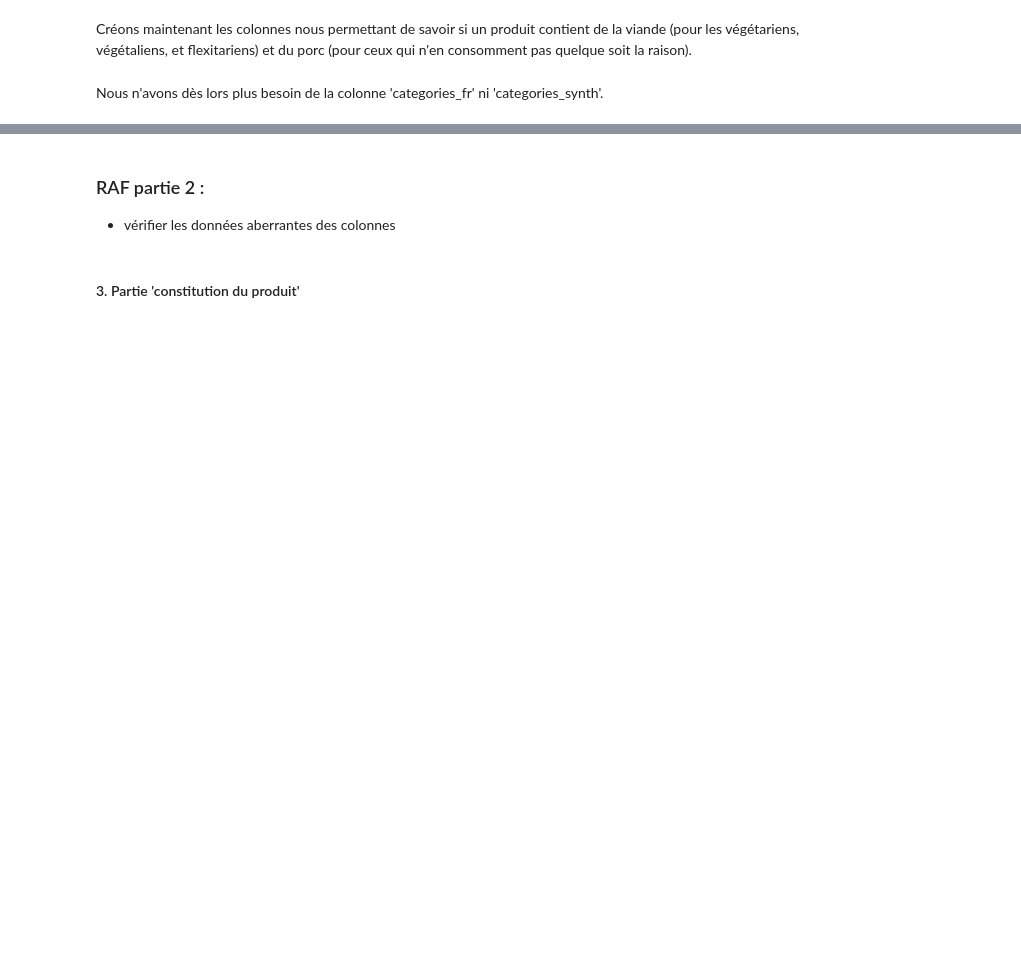
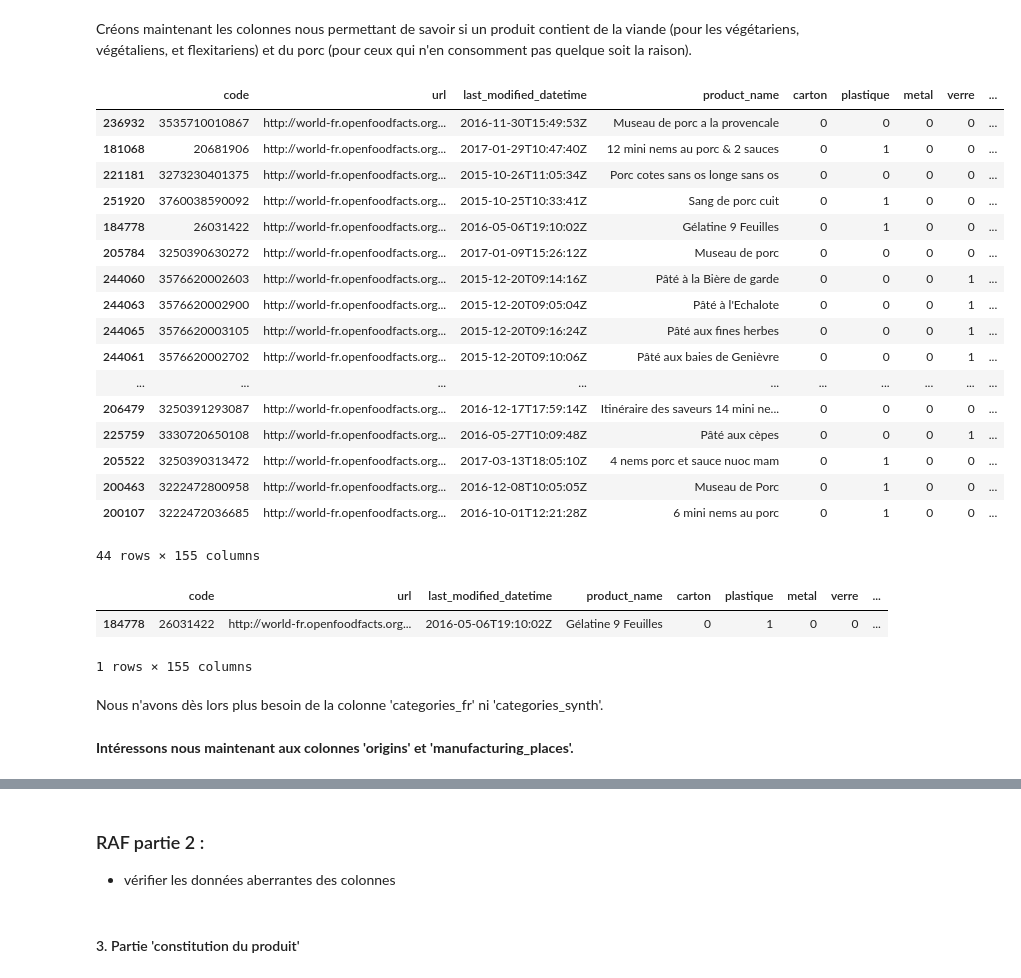
Before and after one commit to jkomb/P2---Application-Sante--Publique, a Jupyter notebook: KOMBEM_Jonathan_1_notebook_nettoyage_082022.ipynb, the cells around one changed output, grey strips where cells are left out. Drawn from its saved outputs; the diff is of its cells as text; code cells hidden in the pictures; blank space fills up the shorter version.

Commit message:
Nettoyage - lieux d'origine et transformation, ingrédients et alcool

```diff
--- a/KOMBEM_Jonathan_1_notebook_nettoyage_082022.ipynb
+++ b/KOMBEM_Jonathan_1_notebook_nettoyage_082022.ipynb
@@ -254,6 +254,8 @@ Le travail sur le jeu de données vis-à-vis de la partie 1 est terminée.
 - vérifier la validité des dates de la colonne 'last_modified_datetime'
 # %% [markdown]
 #### 2. Partie informative contenant des métadonnées du produit
+# %%
+df = df_1.copy()
 # %%
 col2 = list(df.columns[df.columns.get_loc('packaging'):(df.columns.get_loc('countries_fr')+1)])
 # %%
@@ -313,4 +315,6 @@ col_part2_to_drop.append('countries_fr')
 col_part2_to_drop.append('purchase_places')
 col_part2_to_drop.append('cities')
 col_part2_to_drop.append('categories')
+col_part2_to_drop.append('emb_codes')
+col_part2_to_drop.append('first_packaging_code_geo')
 df.drop(columns=col_part2_to_drop, inplace=True)
@@ -716,4 +808,23 @@ Créons maintenant les colonnes nous permettant de savoir si un produit contient
 df.insert(loc=(df.columns.get_loc('categories_synth3')+1), column='viande', value=df['categories_fr'].apply(lambda x: 1 if str(x).__contains__('viande') else 0))
 df.insert(loc=(df.columns.get_loc('categories_synth3')+2), column='porc', value=df['categories_fr'].apply(lambda x: 1 if str(x).__contains__('porc') else 0))
 # %%
-df[df['porc']==1]['viande'].value_counts()
+df[df['porc']==1].loc[df['viande']==0]
+# %% [output]
+|  | code | url | last_modified_datetime | product_name | carton | plastique | metal | verre | ... |
+| 236932 | 3535710010867 | http://world-fr.openfoodfacts.org... | 2016-11-30T15:49:53Z | Museau de porc a la provencale | 0 | 0 | 0 | 0 | ... |
+| 181068 | 20681906 | http://world-fr.openfoodfacts.org... | 2017-01-29T10:47:40Z | 12 mini nems au porc & 2 sauces | 0 | 1 | 0 | 0 | ... |
+| 221181 | 3273230401375 | http://world-fr.openfoodfacts.org... | 2015-10-26T11:05:34Z | Porc cotes sans os longe sans os | 0 | 0 | 0 | 0 | ... |
+| 251920 | 3760038590092 | http://world-fr.openfoodfacts.org... | 2015-10-25T10:33:41Z | Sang de porc cuit | 0 | 1 | 0 | 0 | ... |
+| 184778 | 26031422 | http://world-fr.openfoodfacts.org... | 2016-05-06T19:10:02Z | Gélatine 9 Feuilles | 0 | 1 | 0 | 0 | ... |
+| 205784 | 3250390630272 | http://world-fr.openfoodfacts.org... | 2017-01-09T15:26:12Z | Museau de porc | 0 | 0 | 0 | 0 | ... |
+| 244060 | 3576620002603 | http://world-fr.openfoodfacts.org... | 2015-12-20T09:14:16Z | Pâté à la Bière de garde | 0 | 0 | 0 | 1 | ... |
+| 244063 | 3576620002900 | http://world-fr.openfoodfacts.org... | 2015-12-20T09:05:04Z | Pâté à l'Echalote | 0 | 0 | 0 | 1 | ... |
+| 244065 | 3576620003105 | http://world-fr.openfoodfacts.org... | 2015-12-20T09:16:24Z | Pâté aux fines herbes | 0 | 0 | 0 | 1 | ... |
+| 244061 | 3576620002702 | http://world-fr.openfoodfacts.org... | 2015-12-20T09:10:06Z | Pâté aux baies de Genièvre | 0 | 0 | 0 | 1 | ... |
+| ... | ... | ... | ... | ... | ... | ... | ... | ... | ... |
+| 206479 | 3250391293087 | http://world-fr.openfoodfacts.org... | 2016-12-17T17:59:14Z | Itinéraire des saveurs 14 mini ne... | 0 | 0 | 0 | 0 | ... |
+| 225759 | 3330720650108 | http://world-fr.openfoodfacts.org... | 2016-05-27T10:09:48Z | Pâté aux cèpes | 0 | 0 | 0 | 1 | ... |
+| 205522 | 3250390313472 | http://world-fr.openfoodfacts.org... | 2017-03-13T18:05:10Z | 4 nems porc et sauce nuoc mam | 0 | 1 | 0 | 0 | ... |
+| 200463 | 3222472800958 | http://world-fr.openfoodfacts.org... | 2016-12-08T10:05:05Z | Museau de Porc | 0 | 1 | 0 | 0 | ... |
+| 200107 | 3222472036685 | http://world-fr.openfoodfacts.org... | 2016-10-01T12:21:28Z | 6 mini nems au porc | 0 | 1 | 0 | 0 | ... |
+44 rows × 155 columns
@@ -722,2 +834,0 @@ df.loc[df['porc']==1, 'viande']=1
-# %% [markdown]
-Nous n'avons dès lors plus besoin de la colonne 'categories_fr' ni 'categories_synth'.
@@ -725,0 +835,8 @@ df.drop(columns=['categories_fr','categories_synth'], axis=1, inplace=True)
+# %%
+df[df['porc']==1].loc[df['viande']==0]
+# %% [output]
+|  | code | url | last_modified_datetime | product_name | carton | plastique | metal | verre | ... |
+| 184778 | 26031422 | http://world-fr.openfoodfacts.org... | 2016-05-06T19:10:02Z | Gélatine 9 Feuilles | 0 | 1 | 0 | 0 | ... |
+1 rows × 155 columns
+# %% [markdown]
+Nous n'avons dès lors plus besoin de la colonne 'categories_fr' ni 'categories_synth'.
@@ -725,0 +845,2 @@ df.drop(columns=['categories_fr','categories_synth'], axis=1, inplace=True)
+# %% [markdown]
+<b>Intéressons nous maintenant aux colonnes 'origins' et 'manufacturing_places'.</b>
```
Also changed, not shown: parts of 184 cells of this notebook, 3 other files.
